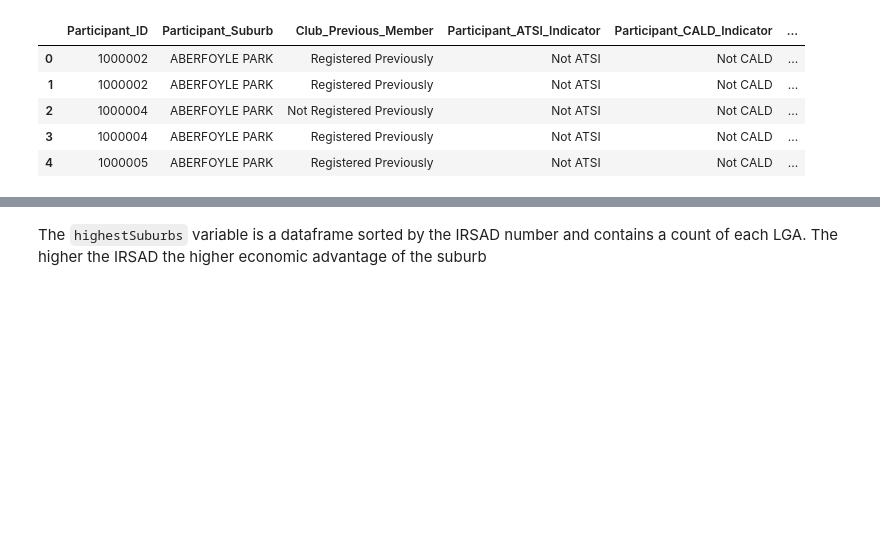
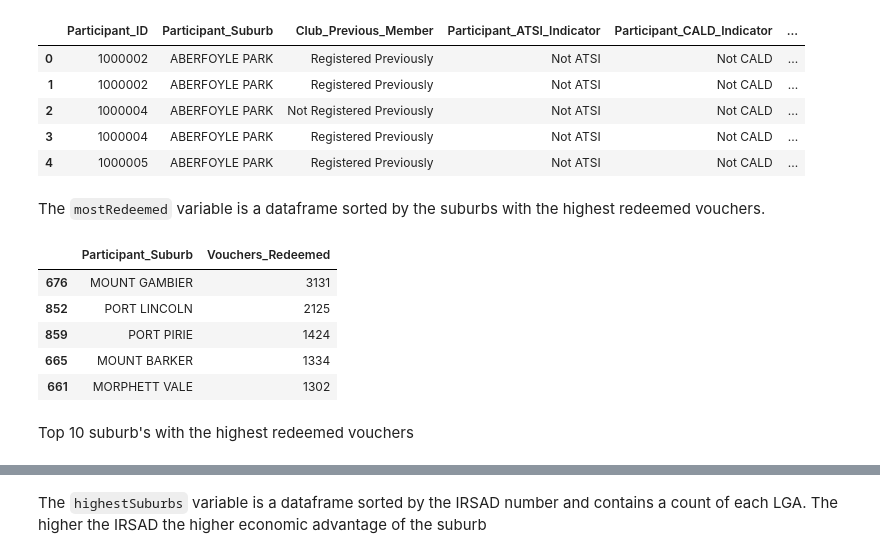
Before and after one commit to MQCOMP2200-S2-2021/data-science-portfolio-liamstrang, a Jupyter notebook: Portfolio 2.ipynb, the cells around one changed output, grey strips where cells are left out. Saved outputs shown, nothing was run; the diff lists cells and outputs as text; code cells hidden in the pictures; blank space fills up the shorter version.

```diff
--- a/Portfolio 2.ipynb
+++ b/Portfolio 2.ipynb
@@ -79,3 +79,18 @@ sa_vouchers_scores.head()
 | 2 | 1000004 | ABERFOYLE PARK | Not Registered Previously | Not ATSI | Not CALD | ... |
 | 3 | 1000004 | ABERFOYLE PARK | Registered Previously | Not ATSI | Not CALD | ... |
 | 4 | 1000005 | ABERFOYLE PARK | Registered Previously | Not ATSI | Not CALD | ... |
+# %% [markdown]
+The `mostRedeemed` variable is a dataframe sorted by the suburbs with the highest redeemed vouchers.
+# %%
+mostRedeemed = sa_vouchers_scores.groupby(['Participant_Suburb']).size().reset_index(name='Vouchers_Redeemed')
+mostRedeemed = mostRedeemed.sort_values(by='Vouchers_Redeemed', ascending=False)
+mostRedeemed.head()
+# %% [output]
+|  | Participant_Suburb | Vouchers_Redeemed |
+| 676 | MOUNT GAMBIER | 3131 |
+| 852 | PORT LINCOLN | 2125 |
+| 859 | PORT PIRIE | 1424 |
+| 665 | MOUNT BARKER | 1334 |
+| 661 | MORPHETT VALE | 1302 |
+# %% [markdown]
+Top 10 suburb's with the highest redeemed vouchers
```
Also changed, not shown: parts of 27 cells of this notebook.
